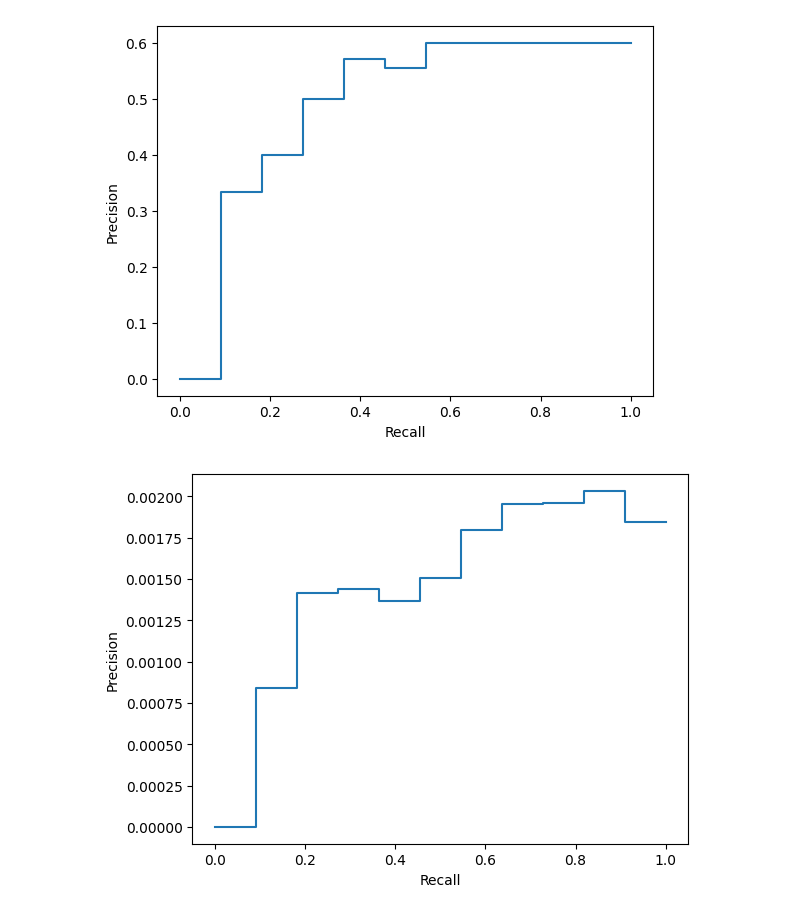
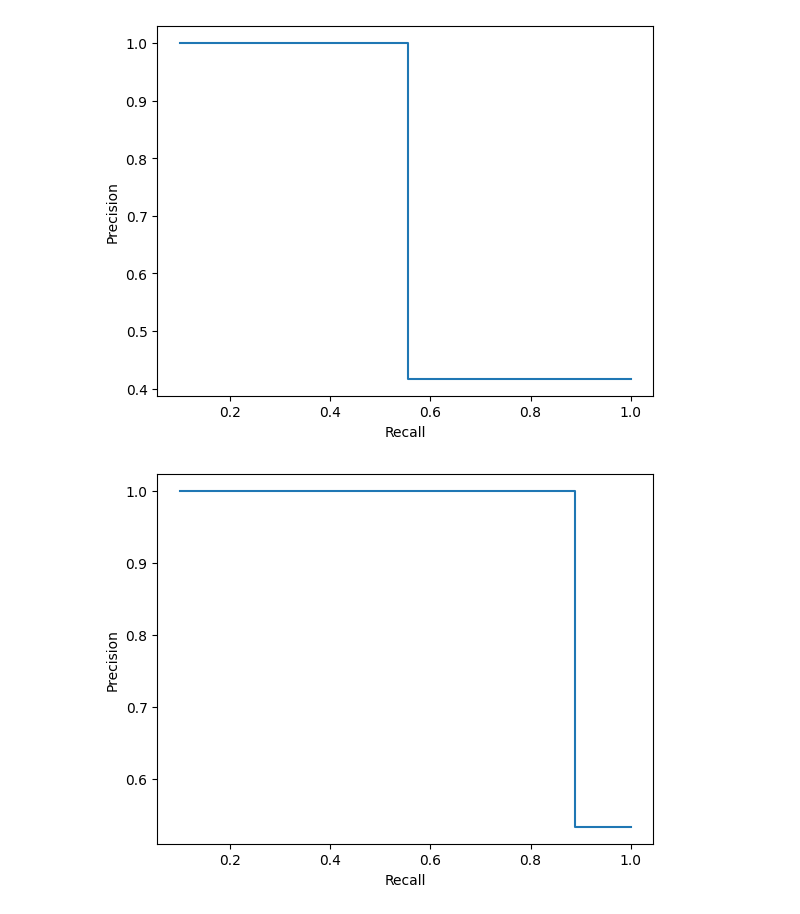
Before and after one commit to Antoni0Ferreira/FEUP-PRI, a Jupyter notebook: evaluation/evaluation.ipynb, the cells around one changed output. Drawn from its saved outputs; the diff is of its cells as text; code cells hidden in the pictures.

```diff
--- a/evaluation/evaluation.ipynb
+++ b/evaluation/evaluation.ipynb
@@ -121,10 +123,18 @@ queries = {
 
 QRELS_FILE = "./q2/qrels.txt"
 folder = "./q2/"
+# %%
+queries = {
+    "basic1": "http://localhost:8983/solr/simple_conversations/select?defType=edismax&fl=*%2C%20score%2C%20%5Bchild%5D&indent=true&q.op=AND&q=movie%3A%22a%20nightmare%20on%20elm%20street%22%20(transcript%3AFreddy%20OR%20transcript%3AKrueger)&rows=50&useParams=",
+    "basic2": "http://localhost:8983/solr/complex_conversations/select?debug.explain.structured=false&debugQuery=false&defType=edismax&fl=*%2C%20score%2C%20%5Bchild%5D&indent=true&q.op=AND&q=movie%3A%22a%20nightmare%20on%20elm%20street%22%20(transcript%3AFreddy%20OR%20transcript%3AKrueger)&rows=100&useParams=",
+    "complex1": "http://localhost:8983/solr/simple_conversations/select?bq=year%3A1989&defType=edismax&fl=*%2C%20score%2C%20%5Bchild%5D&indent=true&q.op=AND&q=movie%3A%22a%20nightmare%20on%20elm%20street%22%20(transcript%3AFred*%20OR%20transcript%3AKrueger)%5E5&rows=50&useParams=",
+    "complex2": "http://localhost:8983/solr/complex_conversations/select?bq=year%3A1989&debug.explain.structured=false&debugQuery=false&defType=edismax&fl=*%2C%20score%2C%20%5Bchild%5D&indent=true&q.op=AND&q=movie%3A%22a%20nightmare%20on%20elm%20street%22%20(transcript%3AFred*%20OR%20transcript%3AKrueger)%5E5&rows=100&useParams="
+}
+
+QRELS_FILE = "./q3/qrels.txt"
+folder = "./q3/"
 # %%
 import os
-
-QRELS_FILE = "./q2/qrels.txt"
 
 # Read qrels to extract relevant documents
 relevant = list(map(lambda el: el.strip(), open(QRELS_FILE).readlines()))
@@ -179,2 +189,2 @@ Relevant:  ['19199', '19623', '24806', '35939', '49173', '56614', '57055', '5731
-[figure, old version]
+[figure, new version]
-[figure, old version]
+[figure, new version]
```
Also changed, not shown: parts of 4 cells of this notebook, 34 other files.
